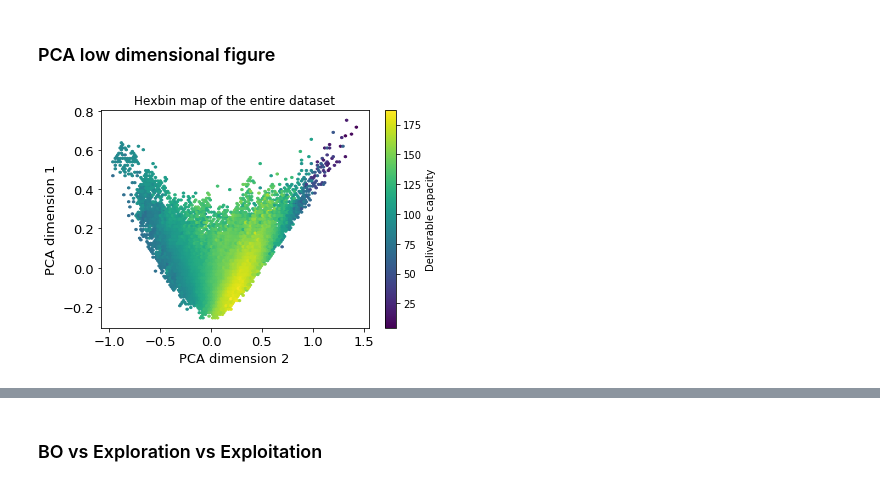
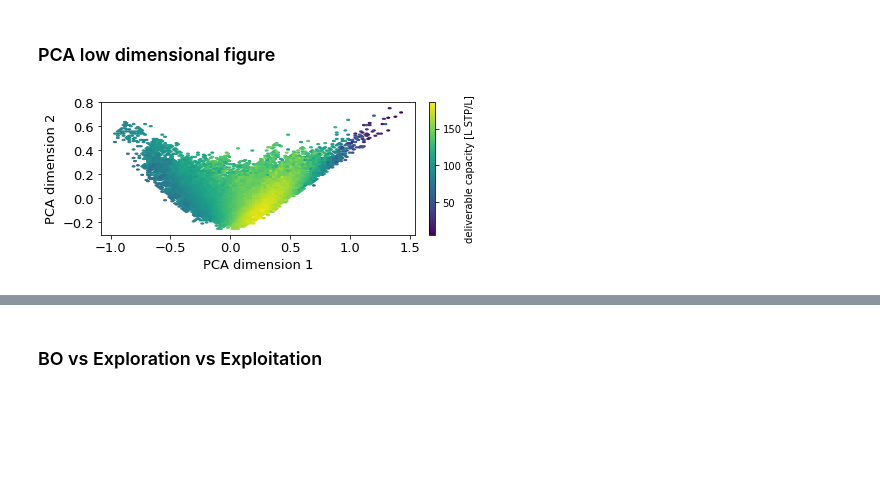
Before and after one commit to aryandeshwal/BO_of_COFs, a Jupyter notebook: COFS_figures.ipynb, the cells around one changed output, grey strips where cells are left out. Cells and saved outputs as stored; diff of their text form; code cells hidden in the pictures; blank space fills up the shorter version.

```diff
--- a/COFS_figures.ipynb
+++ b/COFS_figures.ipynb
@@ -36,15 +48,15 @@ inputs_low_dim_pca = pca.transform(inputs)
 # %%
 #low dimensional (PCA) visualization of the entire dataset
 plt.hexbin(inputs_low_dim_pca[:, 0], inputs_low_dim_pca[:, 1],C=outputs)
-plt.ylabel('PCA dimension 1', fontsize=13)
-plt.xlabel('PCA dimension 2',fontsize=13)
-plt.title('Hexbin map of the entire dataset', fontsize=12)
-plt.colorbar(label="Deliverable capacity")
+plt.xlabel('PCA dimension 1', fontsize=13)
+plt.ylabel('PCA dimension 2',fontsize=13)
+plt.colorbar(label="deliverable capacity [L STP/L]",fraction=0.02, pad=0.04)
 plt.xticks(fontsize=13)
 plt.yticks(fontsize=13)
+plt.gca().set_aspect('equal', 'box')
 plt.savefig('Hexbin_pca_all_inputs_2dim.pdf')
 # %% [output]
-[figure, old version]
+[figure, new version]
 # %%
 #low dimensional (PCA) visualization of the points selected by BO
 
```
Also changed, not shown: parts of 5 cells of this notebook.
